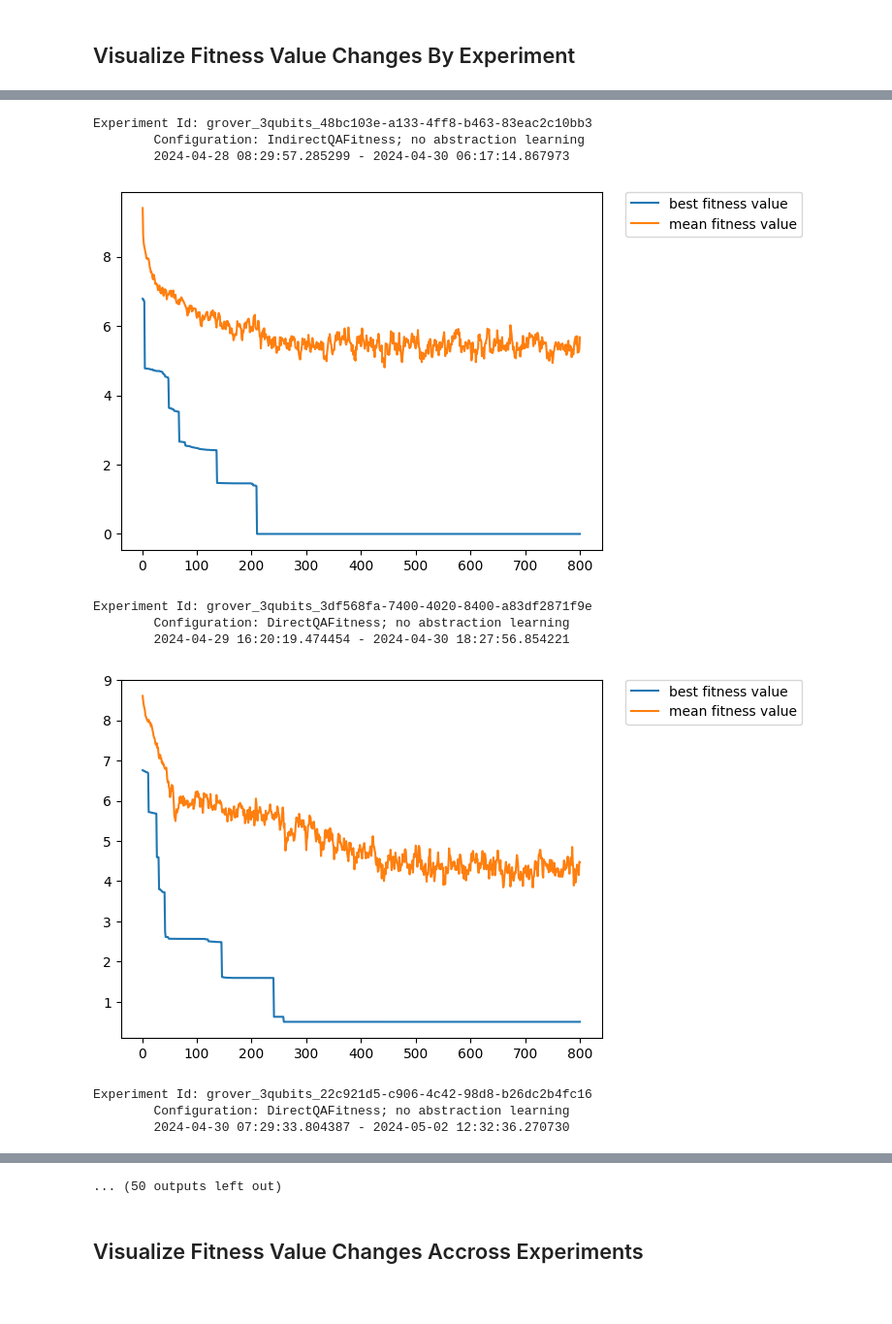
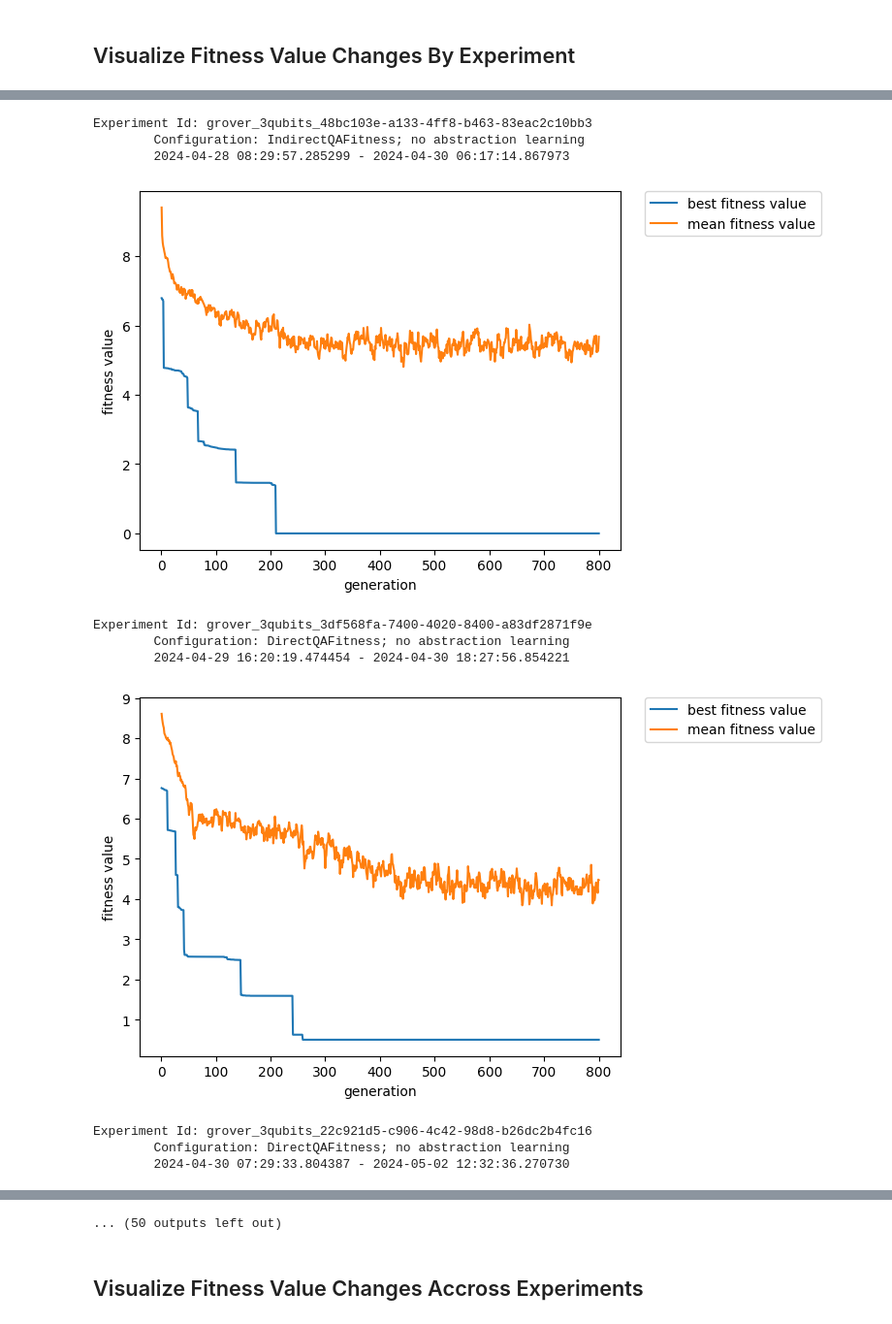
Before and after one commit to westoun/gp4qc, a Jupyter notebook: evaluation.ipynb, the cells around one changed output, grey strips where cells are left out. Shown at 97% size. Cells and saved outputs as stored; diff of their text form; code cells hidden in the pictures; blank space fills up the shorter version.

```diff
--- a/evaluation.ipynb
+++ b/evaluation.ipynb
@@ -103,6 +103,8 @@ for experiment_id in experiment_ids:
     ax = plt.subplot()
     ax.plot(current_fitness_values["generation"], current_fitness_values["best_fitness_value"])
     ax.plot(current_fitness_values["generation"], current_fitness_values["mean_fitness_value"])
+    ax.set_xlabel("generation")
+    ax.set_ylabel("fitness value")
 
     print(f"Experiment Id: {experiment_id}")
     print(f"\tConfiguration: {configuration}")
@@ -126,11 +128,11 @@ Experiment Id: grover_3qubits_71b8268a-9080-42fc-b339-ea0e97936f6a
 Experiment Id: grover_3qubits_48bc103e-a133-4ff8-b463-83eac2c10bb3
         Configuration: IndirectQAFitness; no abstraction learning
         2024-04-28 08:29:57.285299 - 2024-04-30 06:17:14.867973
-[figure, old version]
+[figure, new version]
 Experiment Id: grover_3qubits_3df568fa-7400-4020-8400-a83df2871f9e
         Configuration: DirectQAFitness; no abstraction learning
         2024-04-29 16:20:19.474454 - 2024-04-30 18:27:56.854221
-[figure, old version]
+[figure, new version]
 Experiment Id: grover_3qubits_22c921d5-c906-4c42-98d8-b26dc2b4fc16
         Configuration: DirectQAFitness; no abstraction learning
         2024-04-30 07:29:33.804387 - 2024-05-02 12:32:36.270730
```
Also changed, not shown: parts of 3 cells of this notebook.
